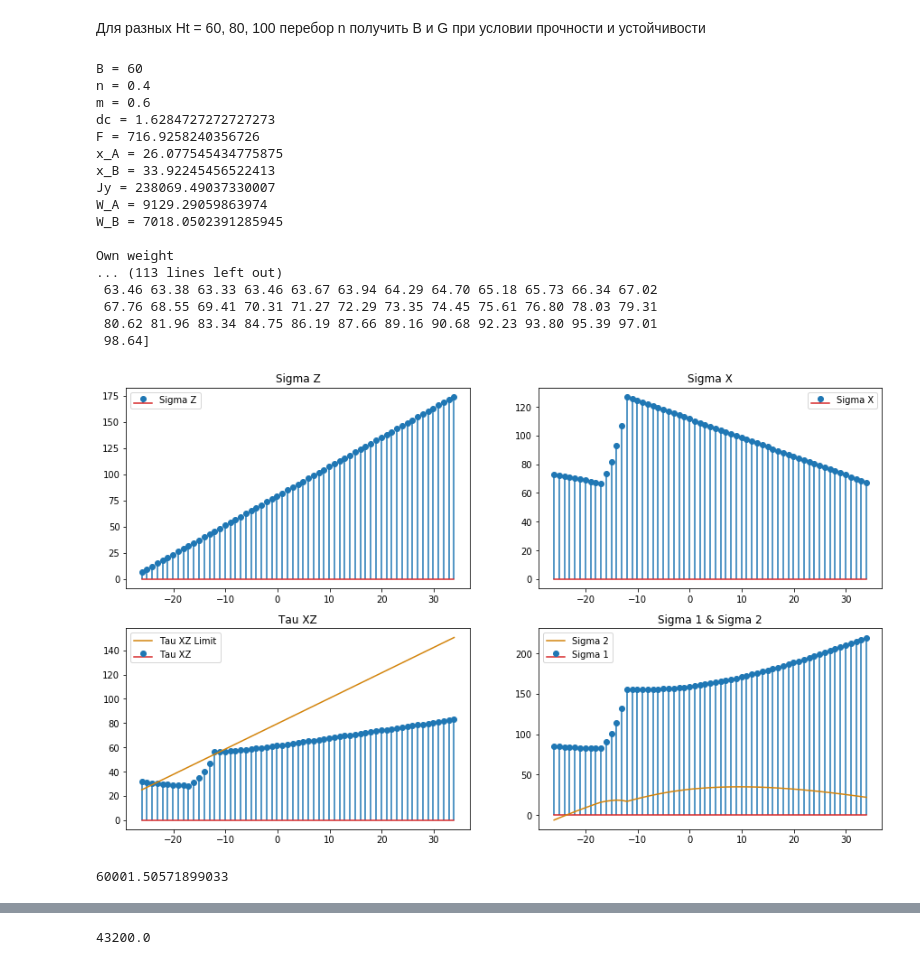
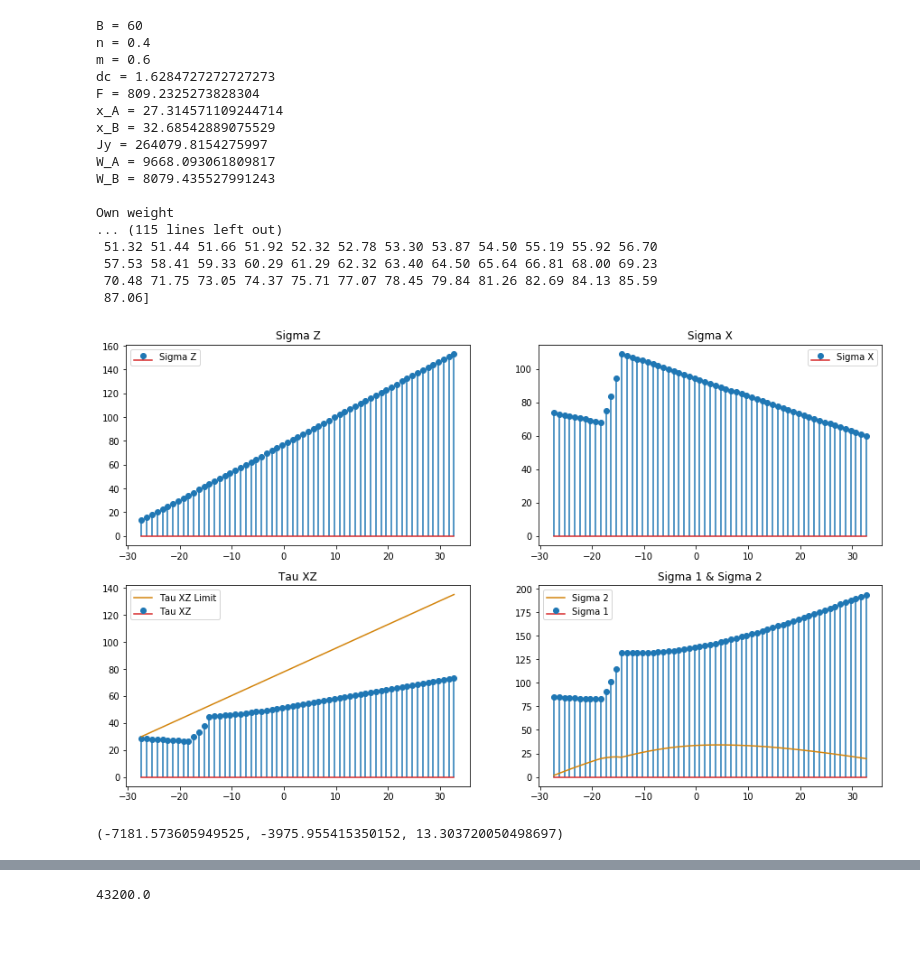
Before and after one commit to George-Mounts/bachelor_project, a Jupyter notebook: 3_better_function.ipynb, the cells around one changed output, grey strips where cells are left out. Drawn from its saved outputs; the diff is of its cells as text; code cells hidden in the pictures; blank space fills up the shorter version.

Commit message:
correct b(n) and plots

```diff
--- a/3_better_function.ipynb
+++ b/3_better_function.ipynb
@@ -1,6 +1,3 @@
-# %% [markdown]
-Для разных Ht = 60, 80, 100
-перебор n получить B и G при условии прочности и устойчивости
 # %%
 from math import sqrt
 import numpy as np
@@ -21,7 +18,7 @@ H2 = 105.2 - 98 # = 7.2 meters
 #section profile
 b = Ht * 0.15 #meters
 D = 20 #meters
-d = 10 #meters
+d = 12 #meters
 #coast:
 Bc = 10 #meters
 
@@ -37,7 +34,7 @@ dens_w = 1 #ton / m ** 3 - Water
 dens_allu = 1.05 #tons / m ** 3 - Alluvium
 
 #criteria
-sigma_a = 1000 #tons / m**2
+sigma_z_allow = 10 #tons / m**2
 
 #secondary data
 Lw = 11 * hw #in meters
@@ -46,7 +43,7 @@ m = B / Ht - n
 dc = hw + dhw + 0.6 #meters
 ec = 1 #meters
 # %%
-def static_calc(output="G", print_init=False, print_var=False, print_results=False, plots=False):
+def static_calc(output=None, print_init=False, print_var=False, print_results=False, plots=False):
 
     Lw = 11 * hw #in meters
     dhw = const_pi * hw ** 2 / Lw #in meters
@@ -251,16 +248,16 @@ def static_calc(output="G", print_init=False, print_var=False, print_results=Fal
     k3 = 1.25
     f = 0.75
     c = 20
-    no_stretch_eq = 0.1 * B ** 2 - N * B + 6 * Msummer
+    no_stretch_eq = sigma_z_allow * B ** 2 - N * B + 6 * Msummer
     sustainability = f * N + c * B - k3 * Qsummer
     if print_results == True:
-        print(no_stretch_eq)
+        print(f"Stretch criteria = {no_stretch_eq}")
+        print(f"Sustainability criteria = {sustainability}", end="\n\n")
 
 #Stresses
 
 #sigma Z
     coord = np.arange(-x_cm, -x_cm + B + 1, 1)
-    #sZ_coord = np.arange(0, B + 1, 1)
     sigma_z = N / F + Msummer * coord / Jy
     sigma_zA = sigma_z[0]
     sigma_zB = sigma_z[-1]
@@ -347,45 +344,55 @@ def static_calc(output="G", print_init=False, print_var=False, print_results=Fal
         ax_sigma_x.legend()
         ax_sigma_x.set_title("Sigma X")
 
         ax_tau_xz.stem(coord, tau_xz, use_line_collection=True, label="Tau XZ")
         ax_tau_xz.plot(coord, tau_xzlim, color=color2, label="Tau XZ Limit")
         ax_tau_xz.legend()
         ax_tau_xz.set_title("Tau XZ")
 
         ax_sigma_12.stem(coord, sigma_1, use_line_collection=True, label="Sigma 1")
         ax_sigma_12.plot(coord, sigma_2, color=color2, label="Sigma 2")
         ax_sigma_12.legend()
         ax_sigma_12.set_title("Sigma 1 & Sigma 2")
 
         plt.show()
 
 #return values
 
+    if output == None:
+        return None
     if output == "G":
         return G1 + G2 + G3 + G4 + G5 + G6
-    if output == "no_stretch":
+    if output == "no_stretch_eq":
         return no_stretch_eq
     if output == "sustainability":
         return sustainability
+    if output == "sigma_zA":
+        return sigma_zA
+    if output == "sigma_xc1":
+        return sigma_x[C1]
+    if output == "tau_xz_check":
+        return tau_xz_check
+    if output == "fullset":
+        return no_stretch_eq, sustainability, sigma_zA
 
-static_calc(print_init=True, print_var=True, print_results=True, plots=True)
+static_calc(output="fullset", print_init=True, print_var=True, print_results=True, plots=True)
 # %% [output]
 B = 60
 n = 0.4
 m = 0.6
 dc = 1.6284727272727273
-F = 716.9258240356726
-x_A = 26.077545434775875
-x_B = 33.92245456522413
-Jy = 238069.49037330007
-W_A = 9129.29059863974
-W_B = 7018.0502391285945
+F = 809.2325273828304
+x_A = 27.314571109244714
+x_B = 32.68542889075529
+Jy = 264079.8154275997
+W_A = 9668.093061809817
+W_B = 8079.435527991243
 
 Own weight
-... (113 lines left out)
- 63.46 63.38 63.33 63.46 63.67 63.94 64.29 64.70 65.18 65.73 66.34 67.02
- 67.76 68.55 69.41 70.31 71.27 72.29 73.35 74.45 75.61 76.80 78.03 79.31
- 80.62 81.96 83.34 84.75 86.19 87.66 89.16 90.68 92.23 93.80 95.39 97.01
- 98.64]
+... (115 lines left out)
+ 51.32 51.44 51.66 51.92 52.32 52.78 53.30 53.87 54.50 55.19 55.92 56.70
+ 57.53 58.41 59.33 60.29 61.29 62.32 63.40 64.50 65.64 66.81 68.00 69.23
+ 70.48 71.75 73.05 74.37 75.71 77.07 78.45 79.84 81.26 82.69 84.13 85.59
+ 87.06]
-[figure, old version]
+[figure, new version]
-60001.50571899033
+(-7181.573605949525, -3975.955415350152, 13.303720050498697)
```
Also changed, not shown: parts of 8 cells of this notebook.
